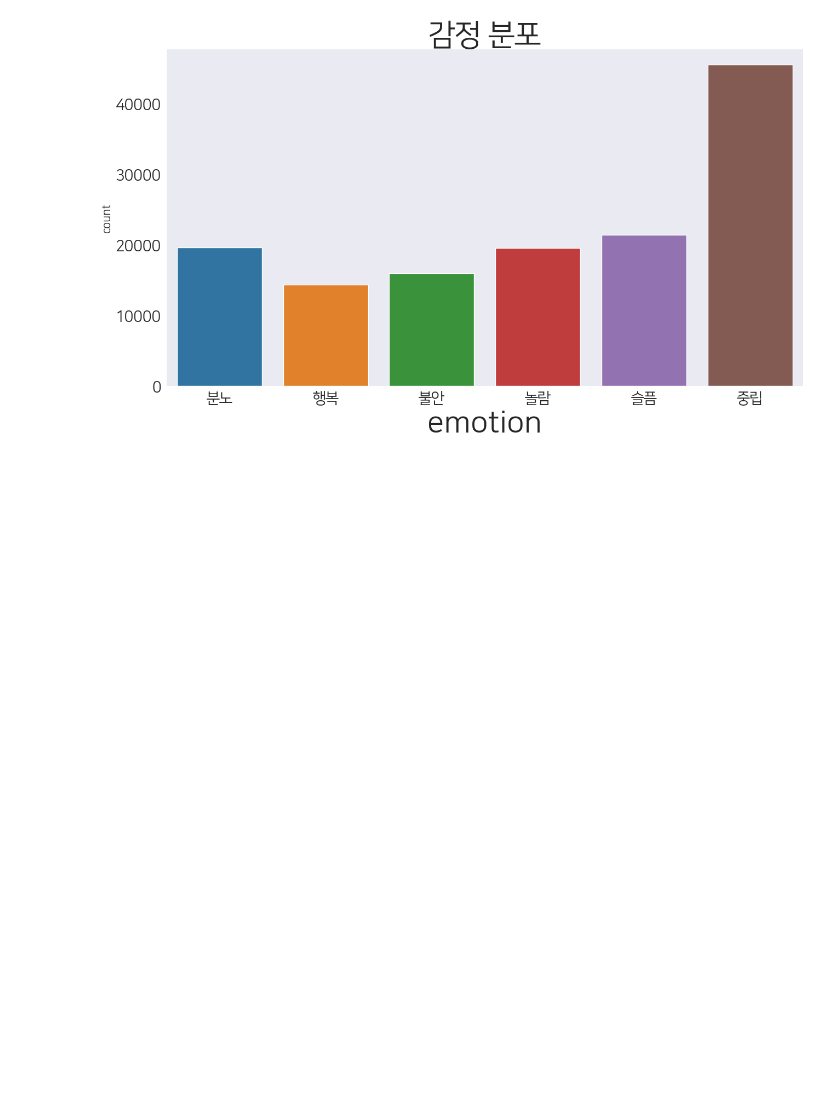
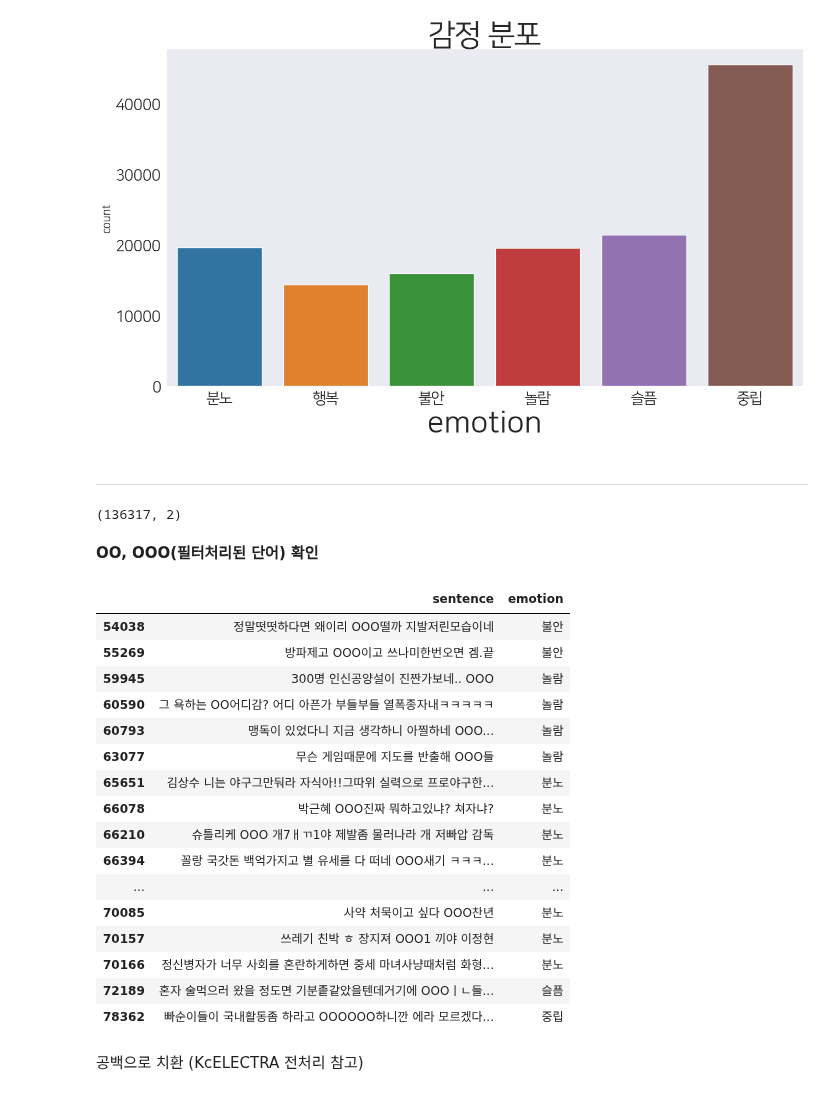
Before and after one commit to Bongwoo2lee/floread, a Jupyter notebook: sentiment-analysis/EDA.ipynb, the cells around one changed output. Cells and saved outputs as stored; diff of their text form; code cells hidden in the pictures; blank space fills up the shorter version.

```diff
--- a/sentiment-analysis/EDA.ipynb
+++ b/sentiment-analysis/EDA.ipynb
@@ -734,3 +734,36 @@ plt.show()
 [figure]
 # %%
 trainset.to_csv("data/병합데이터셋-v2.csv")
+# %% [markdown]
+---
+# %%
+import pandas as pd
+trainset = pd.read_csv('data/병합데이터셋-v2.csv', index_col=0)
+trainset.shape
+# %% [output]
+(136317, 2)
+# %% [markdown]
+__OO, OOO(필터처리된 단어) 확인__
+# %%
+filter = trainset[trainset['sentence'].str.contains('OO')]
+filter
+# %% [output]
+|  | sentence | emotion |
+| 54038 | 정말떳떳하다면 왜이리 OOO떨까 지발저린모습이네 | 불안 |
+| 55269 | 방파제고 OOO이고 쓰나미한번오면 겜.끝 | 불안 |
+| 59945 | 300명 인신공양설이 진짠가보네.. OOO | 놀람 |
+| 60590 | 그 욕하는 OO어디감? 어디 아픈가 부들부들 열폭종자내ㅋㅋㅋㅋㅋ | 놀람 |
+| 60793 | 맹독이 있었다니 지금 생각하니 아찔하네 OOO... | 놀람 |
+| 63077 | 무슨 게임때문에 지도를 반출해 OOO들 | 놀람 |
+| 65651 | 김상수 니는 야구그만둬라 자식아!!그따위 실력으로 프로야구한... | 분노 |
+| 66078 | 박근혜 OOO진짜 뭐하고있냐? 쳐자냐? | 분노 |
+| 66210 | 슈틀리케 OOO 개7ㅐㄲ1야 제발좀 물러나라 개 저빠압 감독 | 분노 |
+| 66394 | 꼴랑 국갓돈 백억가지고 별 유세를 다 떠네 OOO새기 ㅋㅋㅋ... | 분노 |
+| ... | ... | ... |
+| 70085 | 사약 처묵이고 싶다 OOO찬년 | 분노 |
+| 70157 | 쓰레기 친박 ㅎ 장지져 OOO1 끼야 이정현 | 분노 |
+| 70166 | 정신병자가 너무 사회를 혼란하게하면 중세 마녀사냥때처럼 화형... | 분노 |
+| 72189 | 혼자 술먹으러 왔을 정도면 기분좉같았을텐데거기에 OOOㅣㄴ들... | 슬픔 |
+| 78362 | 빠순이들이 국내활동좀 하라고 OOOOOO하니깐 에라 모르겠다... | 중립 |
+# %% [markdown]
+공백으로 치환 (KcELECTRA 전처리 참고)
```
Also changed, not shown: parts of 20 cells of this notebook.
